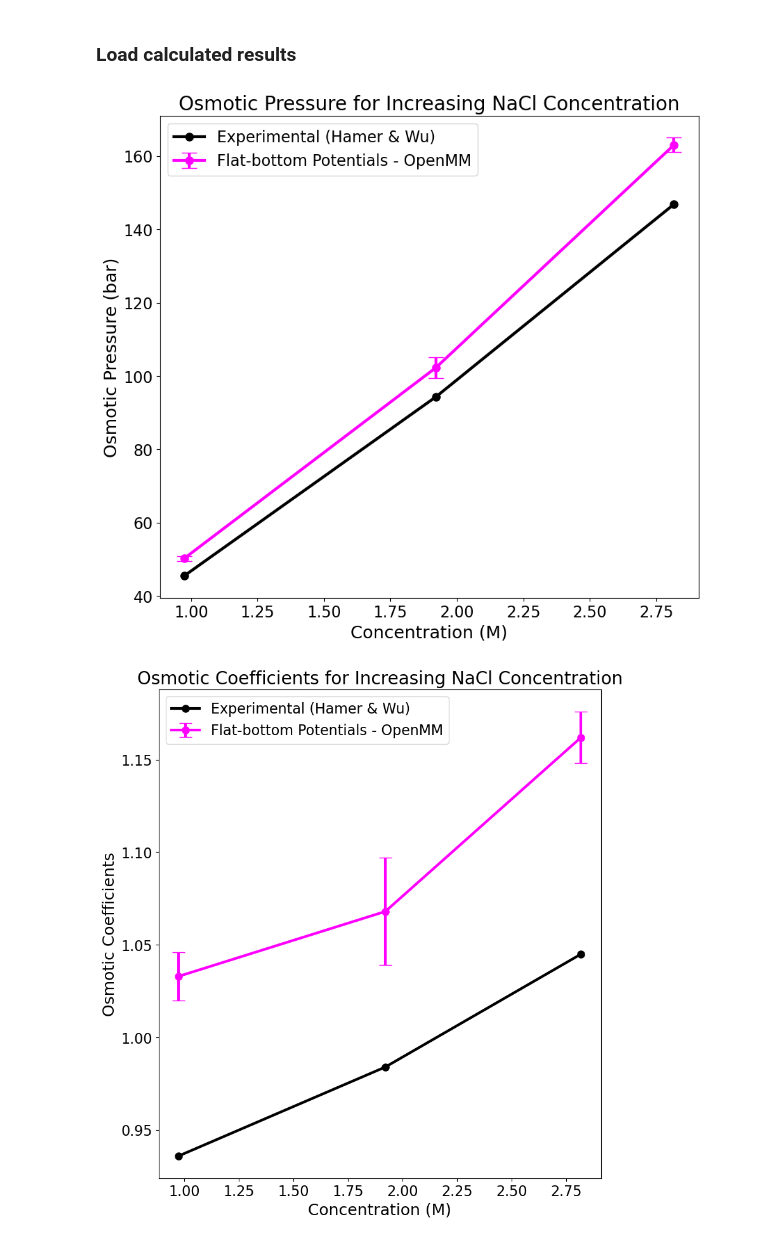
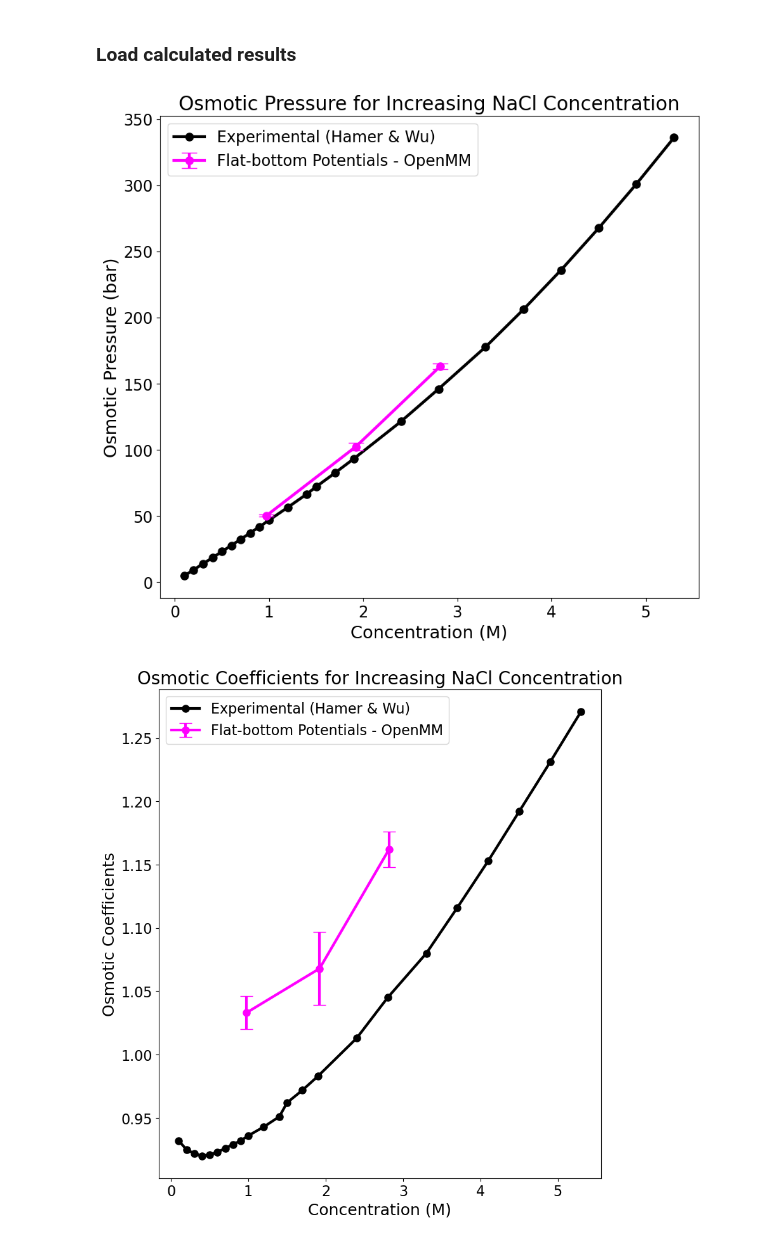
Before and after one commit to barmoral/osmotic_calculations, a Jupyter notebook: FlatBottomPotentials_analysis/FBP_analysis.ipynb, the cells around one changed output. Cells and saved outputs as stored; diff of their text form; code cells hidden in the pictures.

Commit message:
added more experimental values

```diff
--- a/FlatBottomPotentials_analysis/FBP_analysis.ipynb
+++ b/FlatBottomPotentials_analysis/FBP_analysis.ipynb
@@ -435,10 +435,12 @@ def osm_experimental(exp_osm_coeff, molarity:Quantity=1*(mole/litre), vant_hoff:
 # %%
 # Molar concentrations corresponding to 1 molal, 2 molal, and 3 molal
 concs=[molal_infos[i+1].molarity.in_units_of(mole/litre) for i,m in enumerate(molalities)]
-yexpOC=[molal_infos[i+1].osm_coeff_exp for i in range(len(molalities))]
+exp_concs=[0.1,0.2,0.3,0.4,0.5,0.6,0.7,0.8,0.9,1.0,1.2,1.4,1.5,1.7,1.9,2.4,2.8,3.3,3.7,4.1,4.5,4.9,5.3]*(mole/litre)
+
+# yexpOC=[molal_infos[i+1].osm_coeff_exp for i in range(len(molalities))]
+yexpOC=[0.932,0.925,0.922,0.920,0.921,0.923,0.926,0.929,0.932,0.936,0.943,0.951,0.962,0.972,0.983,1.013,1.045,1.080,1.116,1.153,1.192,1.231,1.271]
 yexpOP=[]
-
-for i,m in enumerate(molalities):
-    op_res=osm_experimental(exp_osm_coeff=yexpOC[i], molarity=concs[i])
+for i,m in enumerate(exp_concs):
+    op_res=osm_experimental(exp_osm_coeff=yexpOC[i], molarity=exp_concs[i])
     yexpOP.append(op_res.value_in_unit(op_res.unit))
 # %% [output]
@@ -456,7 +469,7 @@ fbp_results=load_results()
 ## Osmotic pressure plot
 plt.rcParams.update({'font.size': 16})
 plt.figure(figsize=(10,9))
-plt.plot([x._value for x in concs],yexpOP, marker='o', linestyle='-',color='black', label='Experimental (Hamer & Wu)',linewidth=3,markersize=8)
+plt.plot([x._value for x in exp_concs],yexpOP, marker='o', linestyle='-',color='black', label='Experimental (Hamer & Wu)',linewidth=3,markersize=8)
 plt.errorbar([x._value for x in concs],fbp_results['OP_Values'], yerr=fbp_results['OP_Errors'], fmt='o', linestyle='-',color='magenta', capsize=8, label='Flat-bottom Potentials - OpenMM',linewidth=3,markersize=8)
 plt.xlabel("Concentration (M)", fontsize=MEDIUM_SIZE)
 plt.ylabel("Osmotic Pressure (bar)", fontsize=MEDIUM_SIZE)
@@ -465,20 +478,20 @@ plt.legend()
 plt.savefig('ops.png')
 plt.show()
 # %% [output]
-[figure, old version]
+[figure, new version]
 # %%
 # Osmotic coefficient plot
 plt.rcParams.update({'font.size': 16})
 plt.figure(figsize=(9.0,10.0))
-plt.plot([x._value for x in concs],yexpOC, marker='o', linestyle='-',color='k', label='Experimental (Hamer & Wu)', lw=3, markersize=8)
+plt.plot([x._value for x in exp_concs],yexpOC, marker='o', linestyle='-',color='k', label='Experimental (Hamer & Wu)', lw=3, markersize=8)
 plt.errorbar([x._value for x in concs],fbp_results['OC_Values'], yerr=fbp_results['OC_Errors'], fmt='o', linestyle='-',color='magenta', capsize=7, label='Flat-bottom Potentials - OpenMM', lw=3, markersize=8)
 plt.xlabel("Concentration (M)",fontsize=MEDIUM_SIZE)
 plt.ylabel("Osmotic Coefficients",fontsize=MEDIUM_SIZE)
 # plt.xlim(0.5,3.5)
 # plt.ylim(0.92,1.22)
 plt.title('Osmotic Coefficients for Increasing NaCl Concentration', fontsize=BIGGER_SIZE)
 plt.legend(prop={'size': 16}, loc='upper left')
 plt.savefig('ocs.png')
 plt.show()
 # %% [output]
-[figure, old version]
+[figure, new version]
```
Also changed, not shown: parts of 1 cell of this notebook.
